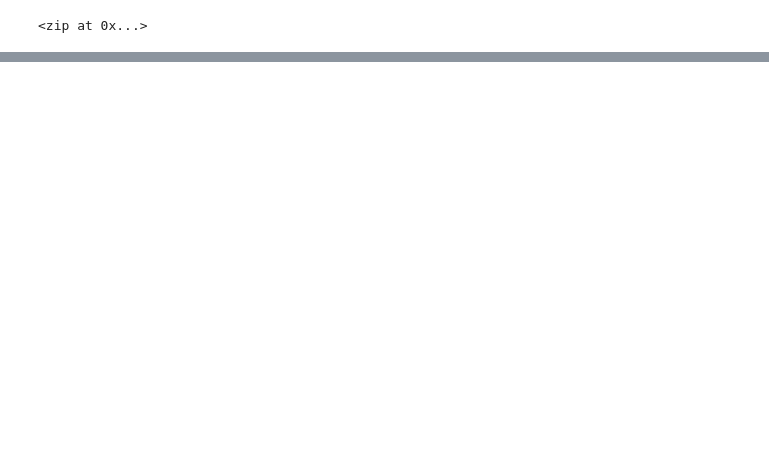
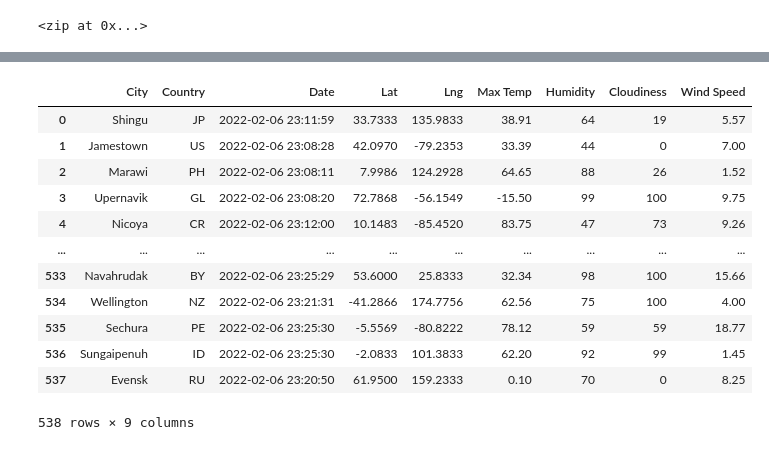
Before and after one commit to qaseemme064/World_Weather_Analysis, a Jupyter notebook: Weather.ipynb, the cells around one changed output, grey strips where cells are left out. Cells and saved outputs as stored; diff of their text form; code cells hidden in the pictures; blank space fills up the shorter version.

Commit message:
Modifying gitignore and weather file

```diff
--- a/Weather.ipynb
+++ b/Weather.ipynb
@@ -30,0 +36,4 @@ len(cities)
+# %%
+# Starting URL for Weather Map API Call.
+url = 'http://api.openweathermap.org/data/2.5/weather?units=Imperial&APPID=' +weather_api_key
+print(url)
@@ -30,0 +129,4 @@ len(cities)
+# %%
+# Convert the array of dictionaries to a Pandas DataFrame.
+city_data_df = pd.DataFrame(city_data)
+city_data_df.head(10)
@@ -30,0 +145,18 @@ len(cities)
+# %%
+new_coloumn_order= ['City', 'Country', 'Date', 'Lat','Lng' ,'Max Temp', 'Humidity', 'Cloudiness', 'Wind Speed']
+city_data_df = city_data_df[new_coloumn_order]
+city_data_df
+# %% [output]
+|  | City | Country | Date | Lat | Lng | Max Temp | Humidity | Cloudiness | Wind Speed |
+| 0 | Shingu | JP | 2022-02-06 23:11:59 | 33.7333 | 135.9833 | 38.91 | 64 | 19 | 5.57 |
+| 1 | Jamestown | US | 2022-02-06 23:08:28 | 42.0970 | -79.2353 | 33.39 | 44 | 0 | 7.00 |
+| 2 | Marawi | PH | 2022-02-06 23:08:11 | 7.9986 | 124.2928 | 64.65 | 88 | 26 | 1.52 |
+| 3 | Upernavik | GL | 2022-02-06 23:08:20 | 72.7868 | -56.1549 | -15.50 | 99 | 100 | 9.75 |
+| 4 | Nicoya | CR | 2022-02-06 23:12:00 | 10.1483 | -85.4520 | 83.75 | 47 | 73 | 9.26 |
+| ... | ... | ... | ... | ... | ... | ... | ... | ... | ... |
+| 533 | Navahrudak | BY | 2022-02-06 23:25:29 | 53.6000 | 25.8333 | 32.34 | 98 | 100 | 15.66 |
+| 534 | Wellington | NZ | 2022-02-06 23:21:31 | -41.2866 | 174.7756 | 62.56 | 75 | 100 | 4.00 |
+| 535 | Sechura | PE | 2022-02-06 23:25:30 | -5.5569 | -80.8222 | 78.12 | 59 | 59 | 18.77 |
+| 536 | Sungaipenuh | ID | 2022-02-06 23:25:30 | -2.0833 | 101.3833 | 62.20 | 92 | 99 | 1.45 |
+| 537 | Evensk | RU | 2022-02-06 23:20:50 | 61.9500 | 159.2333 | 0.10 | 70 | 0 | 8.25 |
+538 rows × 9 columns
```
Also changed, not shown: parts of 8 cells of this notebook, 3 other files.
